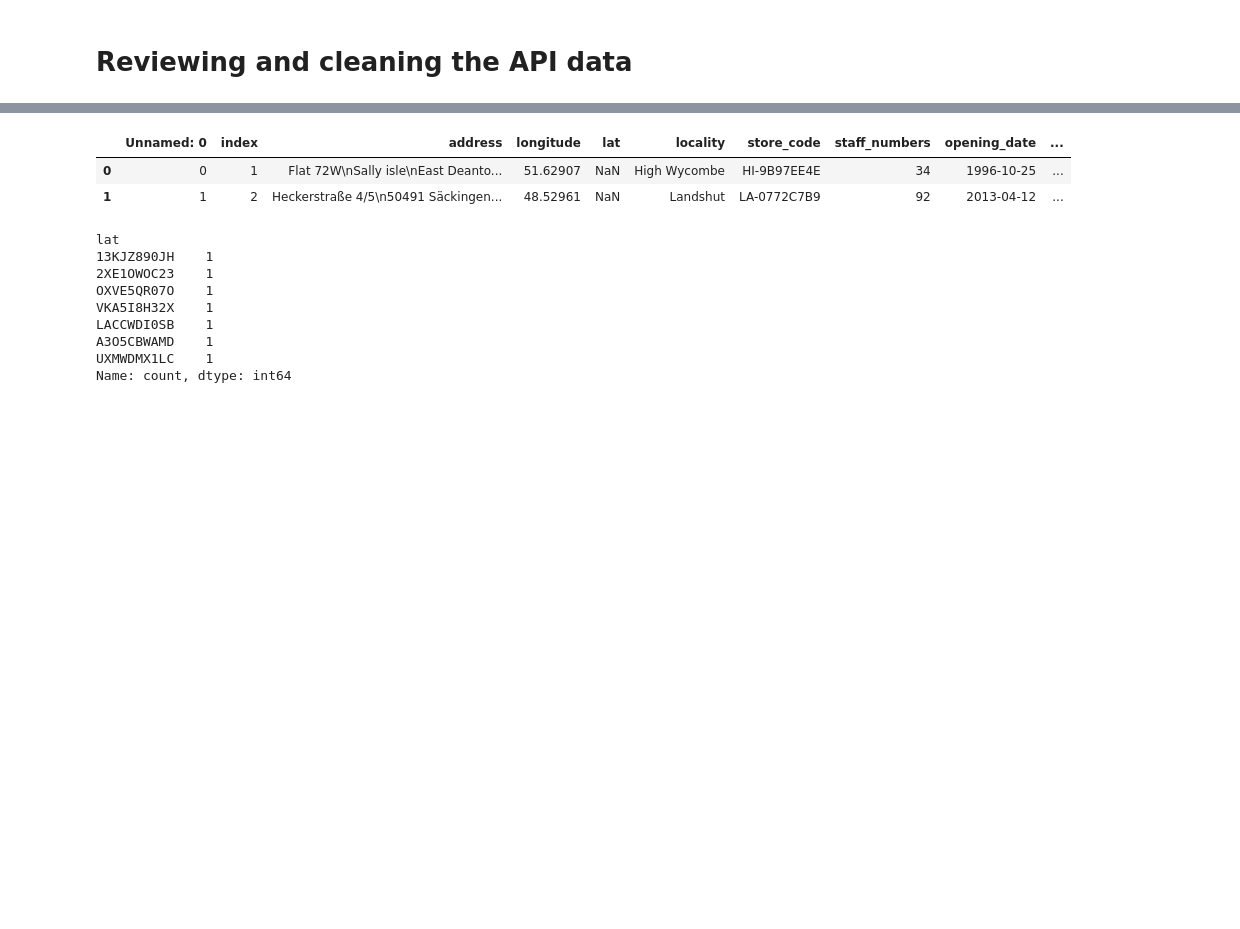
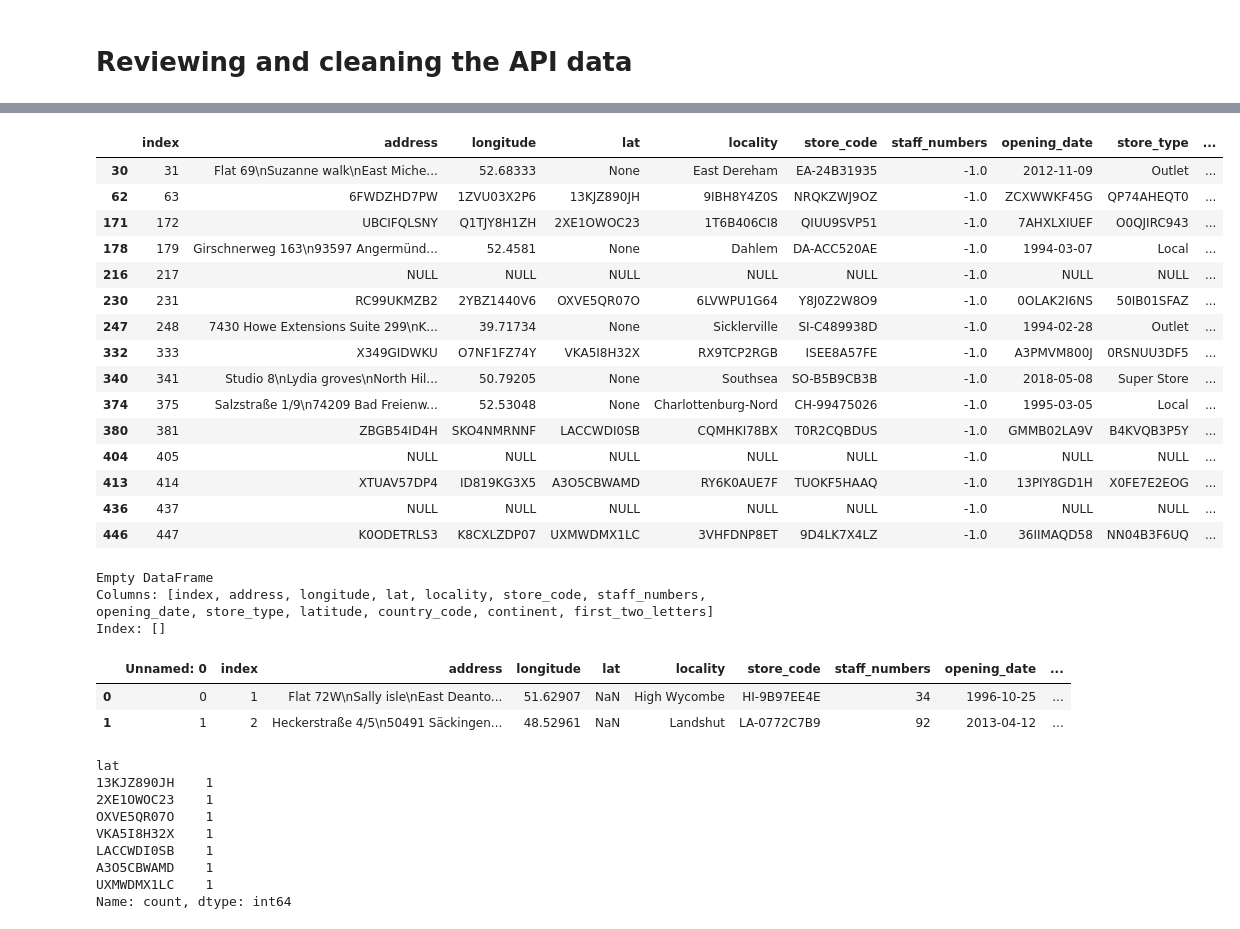
Before and after one commit to jho278/retail-database, a Jupyter notebook: data_exploration.ipynb, the cells around one changed output, grey strips where cells are left out. Cells and saved outputs as stored; diff of their text form; code cells hidden in the pictures; blank space fills up the shorter version.

```diff
--- a/data_exploration.ipynb
+++ b/data_exploration.ipynb
@@ -8,2 +10,21 @@
 # %% [markdown]
 ### Cleaning data from the SQL database from AWS
+# %%
+import yaml
+from sqlalchemy import create_engine
+import pandas as pd
+
+with open('db_creds.yaml','r') as file:
+            credentials = yaml.safe_load(file)
+
+DATABASE_TYPE = 'postgresql'
+DBAPI = 'psycopg2'
+HOST = credentials['RDS_HOST']
+USER = credentials['RDS_USER']
+PASSWORD = credentials['RDS_PASSWORD']
+DATABASE = credentials['RDS_DATABASE']
+PORT = credentials['RDS_PORT']
+engine = create_engine(f"{DATABASE_TYPE}+{DBAPI}://{USER}:{PASSWORD}@{HOST}:{PORT}/{DATABASE}")
+
+with engine.connect() as conn:
+    db_table = pd.read_sql_table('legacy_users', conn, chunksize= None)
@@ -872,12 +1062,14 @@ print(data)
 {'statusCode': 200, 'number_stores': 451}
 # %%
 import pandas as pd
+import requests
+import yaml
 
 with open('db_creds.yaml', 'r') as file:
     credentials = yaml.safe_load(file)
 
 data_list = []
-for store_number in range(1, 452):
+for store_number in range(0, 451):
     response = requests.get(f"https://aqj7u5id95.execute-api.eu-west-1.amazonaws.com/prod/store_details/{store_number}", headers=credentials['header'])
 
     if response.status_code == 200:
@@ -913,0 +1239,28 @@ KeyboardInterrupt:
+# %%
+# Assuming df_api is your DataFrame
+df_api['staff_numbers'] = df_api['staff_numbers'].fillna(-1)  # Filling null values with a specific value, -1 in this case
+df_api[df_api['staff_numbers'] < 1]
+# %% [output]
+|  | index | address | longitude | lat | locality | store_code | staff_numbers | opening_date | store_type | ... |
+| 30 | 31 | Flat 69\nSuzanne walk\nEast Miche... | 52.68333 | None | East Dereham | EA-24B31935 | -1.0 | 2012-11-09 | Outlet | ... |
+| 62 | 63 | 6FWDZHD7PW | 1ZVU03X2P6 | 13KJZ890JH | 9IBH8Y4Z0S | NRQKZWJ9OZ | -1.0 | ZCXWWKF45G | QP74AHEQT0 | ... |
+| 171 | 172 | UBCIFQLSNY | Q1TJY8H1ZH | 2XE1OWOC23 | 1T6B406CI8 | QIUU9SVP51 | -1.0 | 7AHXLXIUEF | O0QJIRC943 | ... |
+| 178 | 179 | Girschnerweg 163\n93597 Angermünd... | 52.4581 | None | Dahlem | DA-ACC520AE | -1.0 | 1994-03-07 | Local | ... |
+| 216 | 217 | NULL | NULL | NULL | NULL | NULL | -1.0 | NULL | NULL | ... |
+| 230 | 231 | RC99UKMZB2 | 2YBZ1440V6 | OXVE5QR07O | 6LVWPU1G64 | Y8J0Z2W8O9 | -1.0 | 0OLAK2I6NS | 50IB01SFAZ | ... |
+| 247 | 248 | 7430 Howe Extensions Suite 299\nK... | 39.71734 | None | Sicklerville | SI-C489938D | -1.0 | 1994-02-28 | Outlet | ... |
+| 332 | 333 | X349GIDWKU | O7NF1FZ74Y | VKA5I8H32X | RX9TCP2RGB | ISEE8A57FE | -1.0 | A3PMVM800J | 0RSNUU3DF5 | ... |
+| 340 | 341 | Studio 8\nLydia groves\nNorth Hil... | 50.79205 | None | Southsea | SO-B5B9CB3B | -1.0 | 2018-05-08 | Super Store | ... |
+| 374 | 375 | Salzstraße 1/9\n74209 Bad Freienw... | 52.53048 | None | Charlottenburg-Nord | CH-99475026 | -1.0 | 1995-03-05 | Local | ... |
+| 380 | 381 | ZBGB54ID4H | SKO4NMRNNF | LACCWDI0SB | CQMHKI78BX | T0R2CQBDUS | -1.0 | GMMB02LA9V | B4KVQB3P5Y | ... |
+| 404 | 405 | NULL | NULL | NULL | NULL | NULL | -1.0 | NULL | NULL | ... |
+| 413 | 414 | XTUAV57DP4 | ID819KG3X5 | A3O5CBWAMD | RY6K0AUE7F | TUOKF5HAAQ | -1.0 | 13PIY8GD1H | X0FE7E2EOG | ... |
+| 436 | 437 | NULL | NULL | NULL | NULL | NULL | -1.0 | NULL | NULL | ... |
+| 446 | 447 | K0ODETRLS3 | K8CXLZDP07 | UXMWDMX1LC | 3VHFDNP8ET | 9D4LK7X4LZ | -1.0 | 36IIMAQD58 | NN04B3F6UQ | ... |
+# %%
+contains_null = df_api[df_api['address'].isnull()]
+print(contains_null)
+# %% [output]
+Empty DataFrame
+Columns: [index, address, longitude, lat, locality, store_code, staff_numbers, opening_date, store_type, latitude, country_code, continent, first_two_letters]
+Index: []
```
Also changed, not shown: parts of 61 cells of this notebook, 2 other files.
